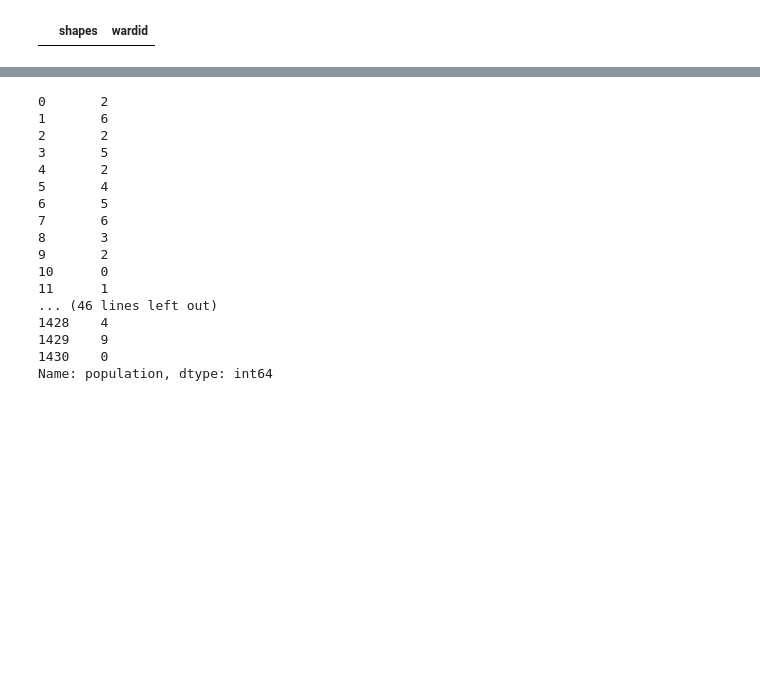
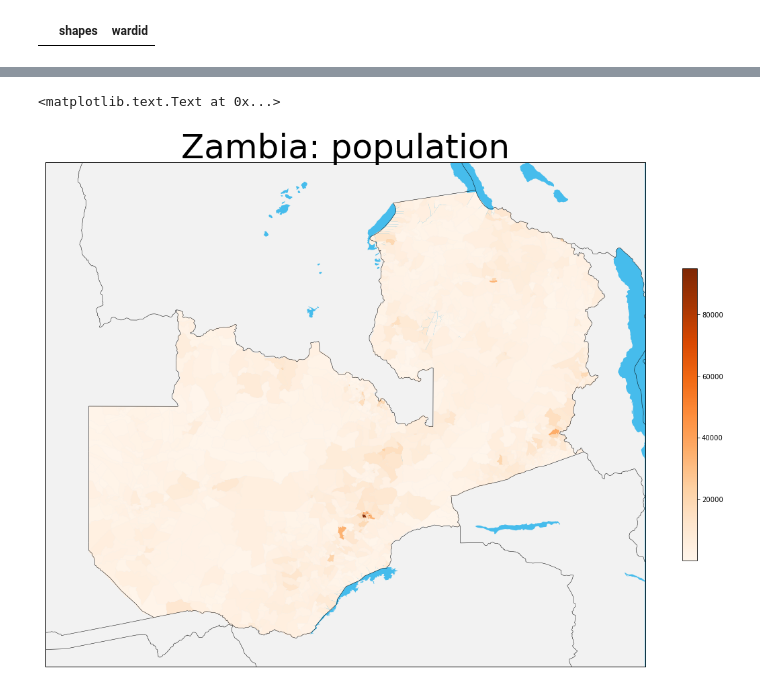
Before and after one commit to Ozniras/zambiaLabor, a Jupyter notebook: maps/absolute.ipynb, the cells around one changed output, grey strips where cells are left out. Saved outputs shown, nothing was run; the diff lists cells and outputs as text; code cells hidden in the pictures; blank space fills up the shorter version.

```diff
--- a/maps/absolute.ipynb
+++ b/maps/absolute.ipynb
@@ -128,25 +107,0 @@ plt.title('Zambia: population deciles', fontsize = 50)
-# %%
-"""
-lons = [0, 10 ]
-lat = [0, -10]
-x,y = map(lons, lats)
-map.scatter(x, y, mapper = 'D', color = 'm')
-"""
-# %% [output]
-0       2
-1       6
-2       2
-3       5
-4       2
-5       4
-6       5
-7       6
-8       3
-9       2
-10      0
-11      1
-... (46 lines left out)
-1428    4
-1429    9
-1430    0
-Name: population, dtype: int64
@@ -152,0 +111,24 @@ Name: population, dtype: int64
+# %%
+fig2, ax2 = plt.subplots(figsize=(20, 20))
+
+cmap = plt.get_cmap('Oranges')
+
+pc2 = PatchCollection(dfPoly.shapes, zorder=2)
+norm = Normalize()
+
+pc2.set_facecolor(cmap(norm(dfPoly.population1564.fillna(0).values)))
+ax2.add_collection(pc2)
+
+mapper2 = matplotlib.cm.ScalarMappable(norm=norm, cmap=cmap)
+mapper2.set_array(dfPoly.population1564)
+
+m2 = m
+m2.drawmapboundary(fill_color = '#46bcec')
+m2.fillcontinents(color='#f2f2f2', lake_color = '#46bcec')
+m2.drawcountries()
+
+plt.colorbar(mapper2, shrink=0.4)
+plt.title('Zambia: population', fontsize = 50)
+# %% [output]
+<matplotlib.text.Text at 0x...>
+[figure, added]
```
Also changed, not shown: parts of 12 cells of this notebook, 2 other files.
